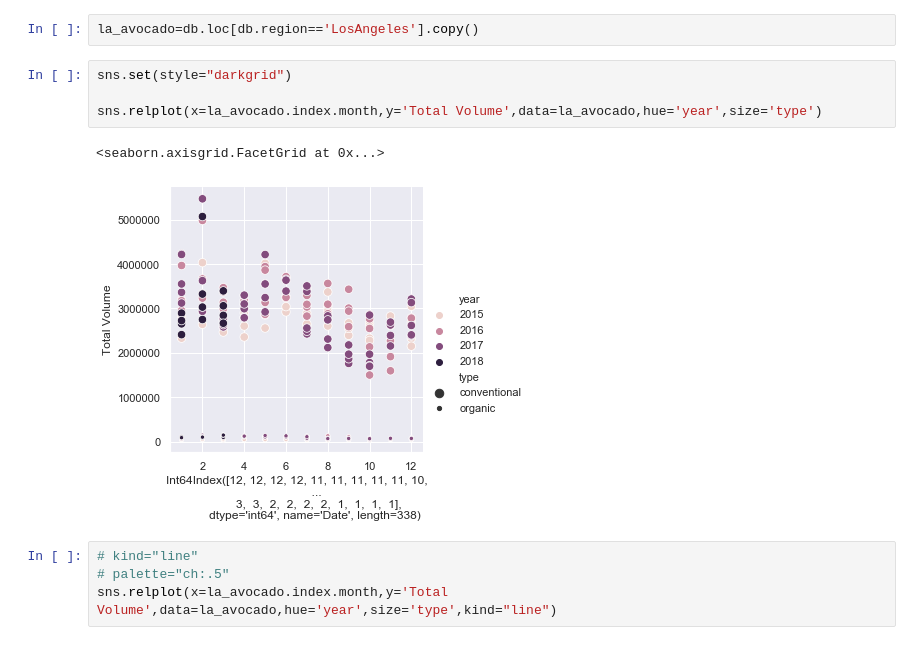
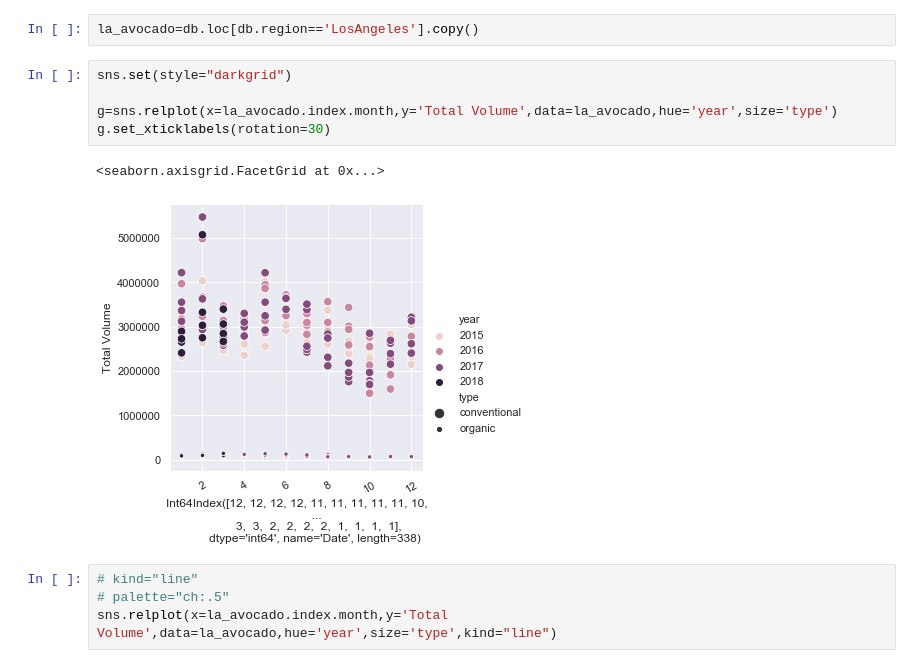
Before and after one commit to bfiroozfard/Avocado-price-Kaggle, a Jupyter notebook: EDA-AVOCADO-BEHNAM.ipynb, the cells around one changed output. Saved outputs shown, nothing was run; the diff lists cells and outputs as text.

```diff
--- a/EDA-AVOCADO-BEHNAM.ipynb
+++ b/EDA-AVOCADO-BEHNAM.ipynb
@@ -748,10 +868,11 @@ la_avocado=db.loc[db.region=='LosAngeles'].copy()
 # %%
 sns.set(style="darkgrid")
 
-sns.relplot(x=la_avocado.index.month,y='Total Volume',data=la_avocado,hue='year',size='type')
+g=sns.relplot(x=la_avocado.index.month,y='Total Volume',data=la_avocado,hue='year',size='type')
+g.set_xticklabels(rotation=30)
 # %% [output]
 <seaborn.axisgrid.FacetGrid at 0x...>
-[figure, old version]
+[figure, new version]
 # %%
 # kind="line"
 # palette="ch:.5"
```
Also changed, not shown: parts of 39 cells of this notebook.
